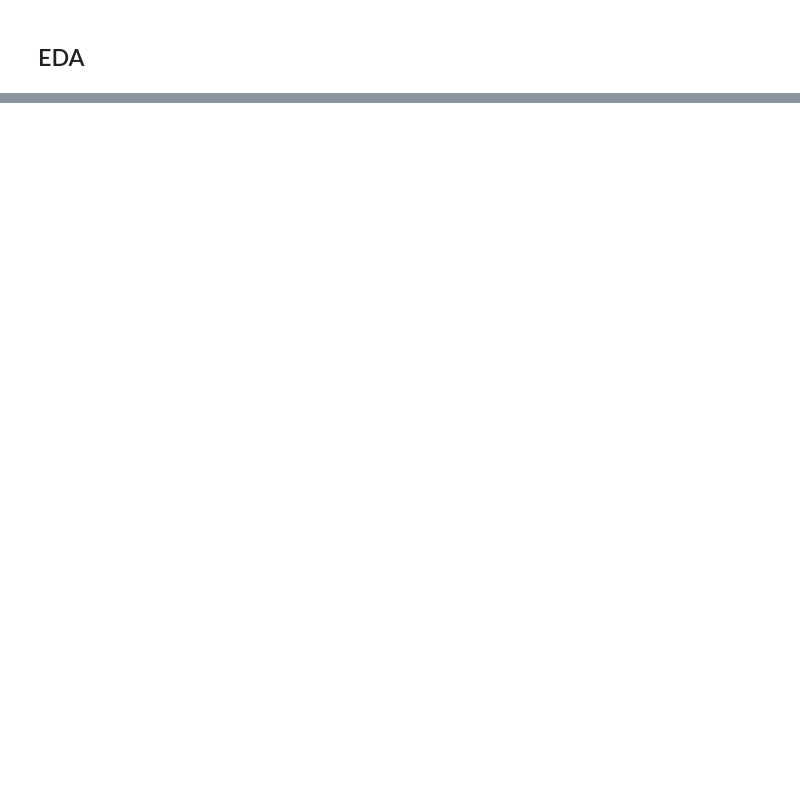
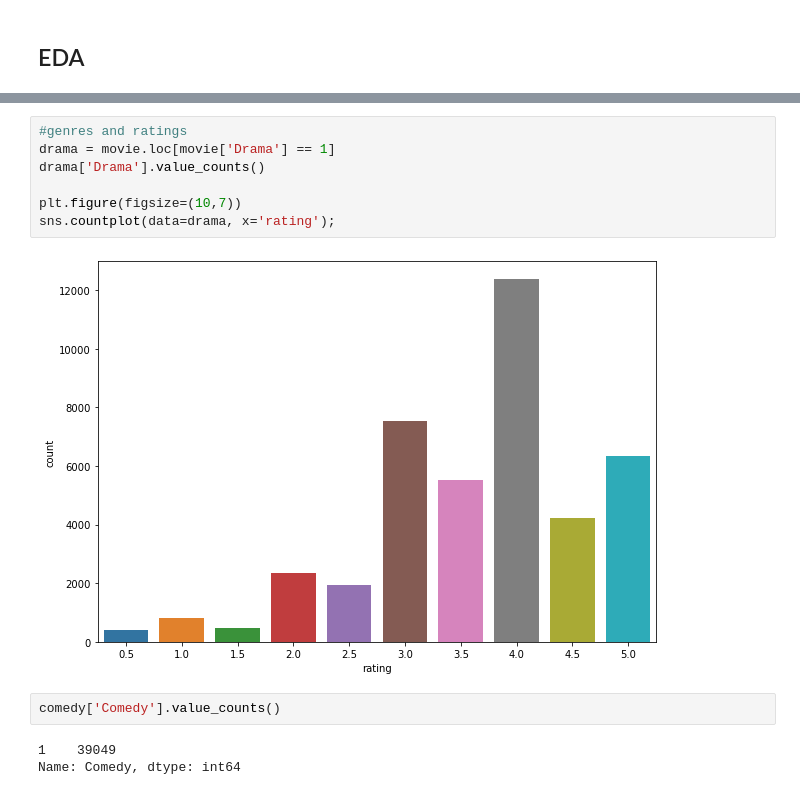
Before and after one commit to MackoyS/movielens-recommendation-system, a Jupyter notebook: movie_recc_system.ipynb, the cells around one changed output, grey strips where cells are left out. Drawn from its saved outputs; the diff is of its cells as text; blank space fills up the shorter version.

```diff
--- a/movie_recc_system.ipynb
+++ b/movie_recc_system.ipynb
@@ -471,0 +484,14 @@ import seaborn as sns
+# %%
+#genres and ratings
+drama = movie.loc[movie['Drama'] == 1]
+drama['Drama'].value_counts()
+
+plt.figure(figsize=(10,7))
+sns.countplot(data=drama, x='rating');
+# %% [output]
+[figure, added]
+# %%
+comedy['Comedy'].value_counts()
+# %% [output]
+1    39049
+Name: Comedy, dtype: int64
```
Also changed, not shown: parts of 34 cells of this notebook.
